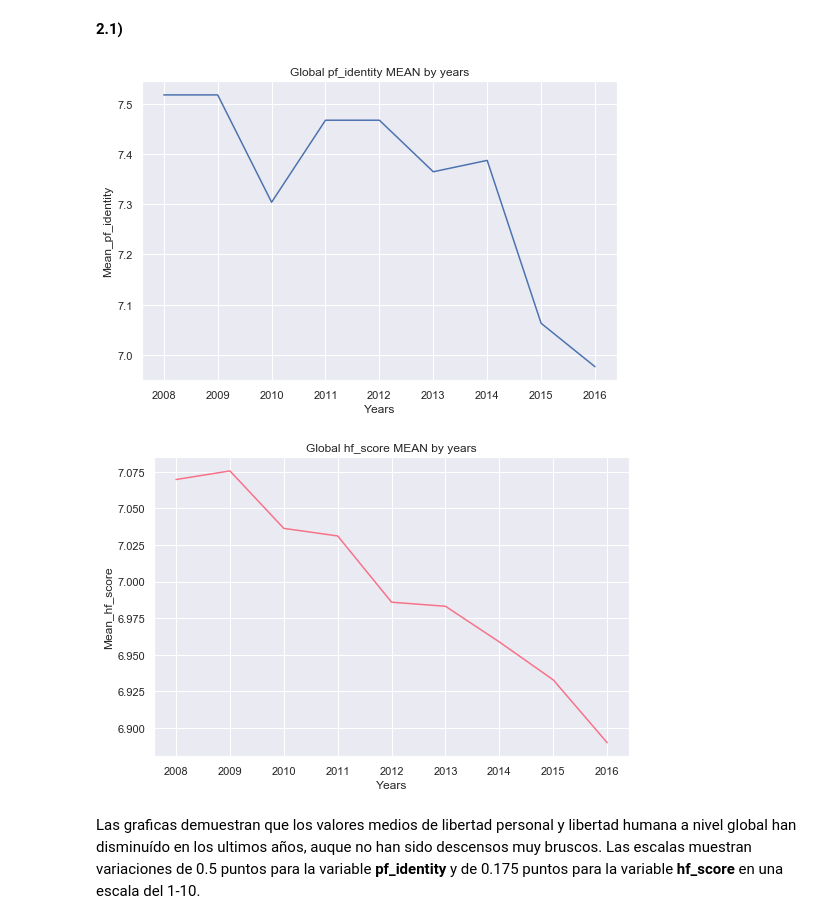
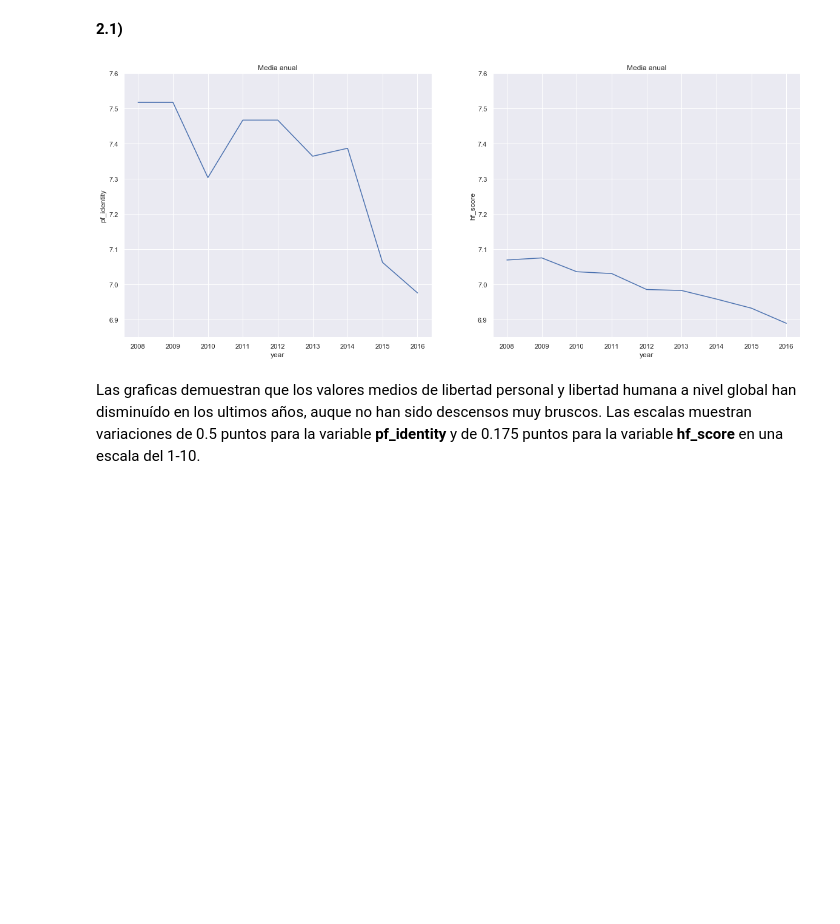
Before and after one commit to lvc0107/diplodatos, a Jupyter notebook: notebooks/practico1.ipynb, the cells around one changed output. Cells and saved outputs as stored; diff of their text form; code cells hidden in the pictures; blank space fills up the shorter version.

```diff
--- a/notebooks/practico1.ipynb
+++ b/notebooks/practico1.ipynb
@@ -106,10 +106,13 @@ dataset[important_cols]
 from pandas.api.types import is_numeric_dtype
 from pandas.api.types import is_numeric_dtype
 
+data = []
 for column in important_cols:
     if not pd.isnull(dataset[column][0]) and is_numeric_dtype(dataset[column][0]):
         rango = max(dataset[column]) - min(dataset[column])
-        print("rango para variable {0} = {1}".format(column, rango))
+        data.append([column, rango])
     else:
         print("{0} No contiente valores numericos".format(column))
+
+pd.DataFrame(data, columns=['variable', 'rango'])
 # %% [output]
@@ -264,29 +268,17 @@ Hint: hay un gráfico de seaborn que hace todo por vos!
 Sólo por curiosidad, graficar la tendencia de *hf_score* y *ef_score* a través de los años. ¿Tienen alguna hipótesis para este comportamiento?
 # %% [markdown]
 **2.1)**
+# %%
+fig, axes = plt.subplots(figsize=(20, 8), ncols=2, nrows=1)
+for i, column in enumerate(['pf_identity', 'hf_score']):
+    axes[i].set_ylim(6.85, 7.6)
+    axes[i].set_title('Media anual')
+    sb.lineplot(data=dataset, x='year', y=column, ci=None, ax=axes[i])
+plt.show()
+# %% [output]
+[figure, added]
 # %%
 sb.set(rc={'figure.figsize':(8.5,5.5)})
-# %%
-years = list(set(dataset['year']))
-years.sort()
-data_pf_identity = dict()
-data_hf_score = dict()
-for y in years:
-    data_pf_identity[y] = np.mean(dataset[dataset['year'] == y]['pf_identity'])
-    data_hf_score[y] = np.mean(dataset[dataset['year'] == y]['hf_score'])
-
-data1 = pd.DataFrame(data_pf_identity.items(), columns=['Years', 'Mean_pf_identity'])
-data2 = pd.DataFrame(data_hf_score.items(), columns=['Years', 'Mean_hf_score'])
-
-plt.title('Global pf_identity MEAN by years')
-ax = sb.lineplot(x='Years', y='Mean_pf_identity', data=data1)
-plt.show()
-with sb.color_palette("husl", 8):
-    plt.title('Global hf_score MEAN by years')
-    ax2 = sb.lineplot(x='Years', y='Mean_hf_score', data=data2)
-# %% [output]
-[figure, removed]
-[figure, removed]
 # %% [markdown]
 Las graficas demuestran que los valores medios de libertad personal y libertad humana a nivel global han disminuído en los ultimos años, auque no han sido descensos muy bruscos. Las escalas muestran variaciones de 0.5 puntos para la variable **pf_identity**  y de 0.175 puntos para la variable **hf_score** en una escala del 1-10.
 # %% [markdown]
```
Also changed, not shown: parts of 16 cells of this notebook.
